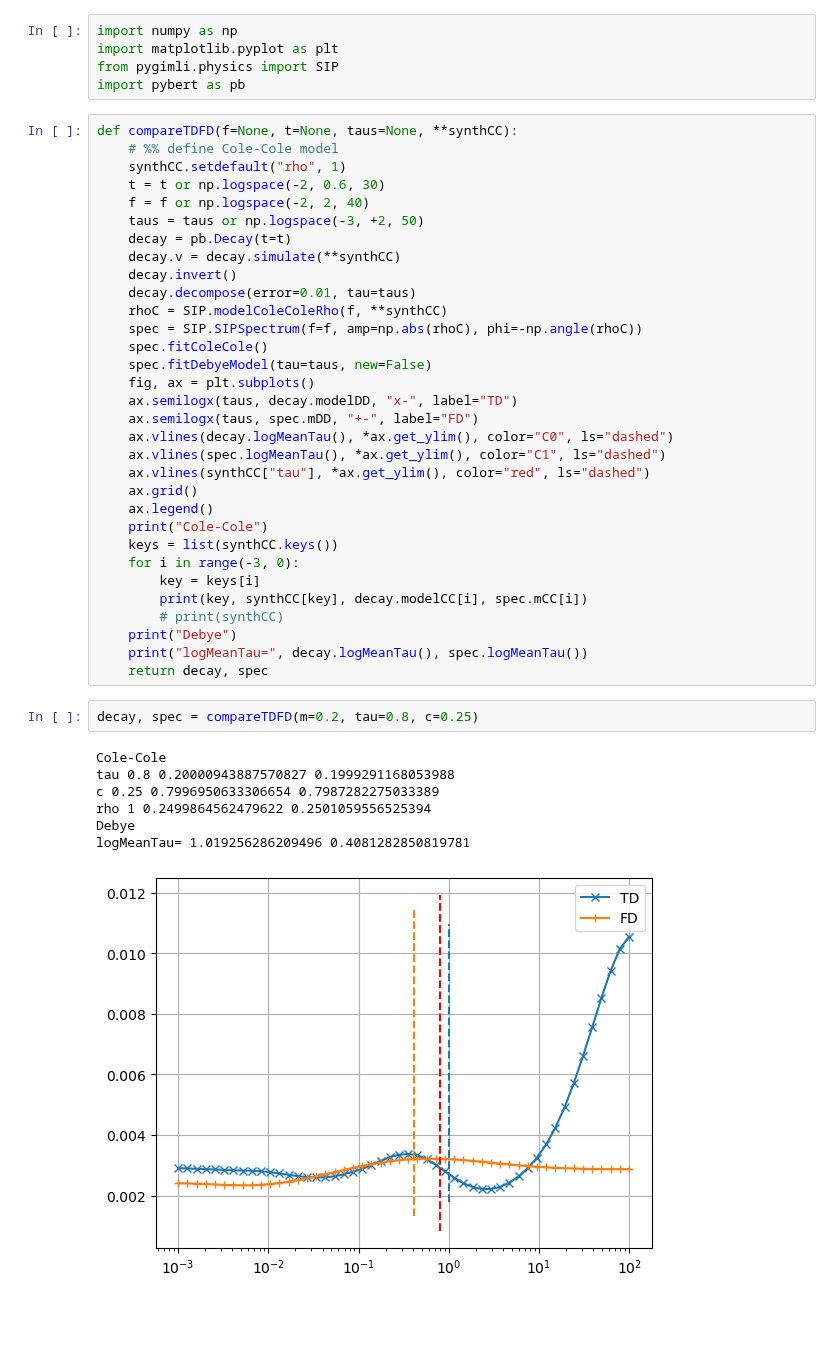
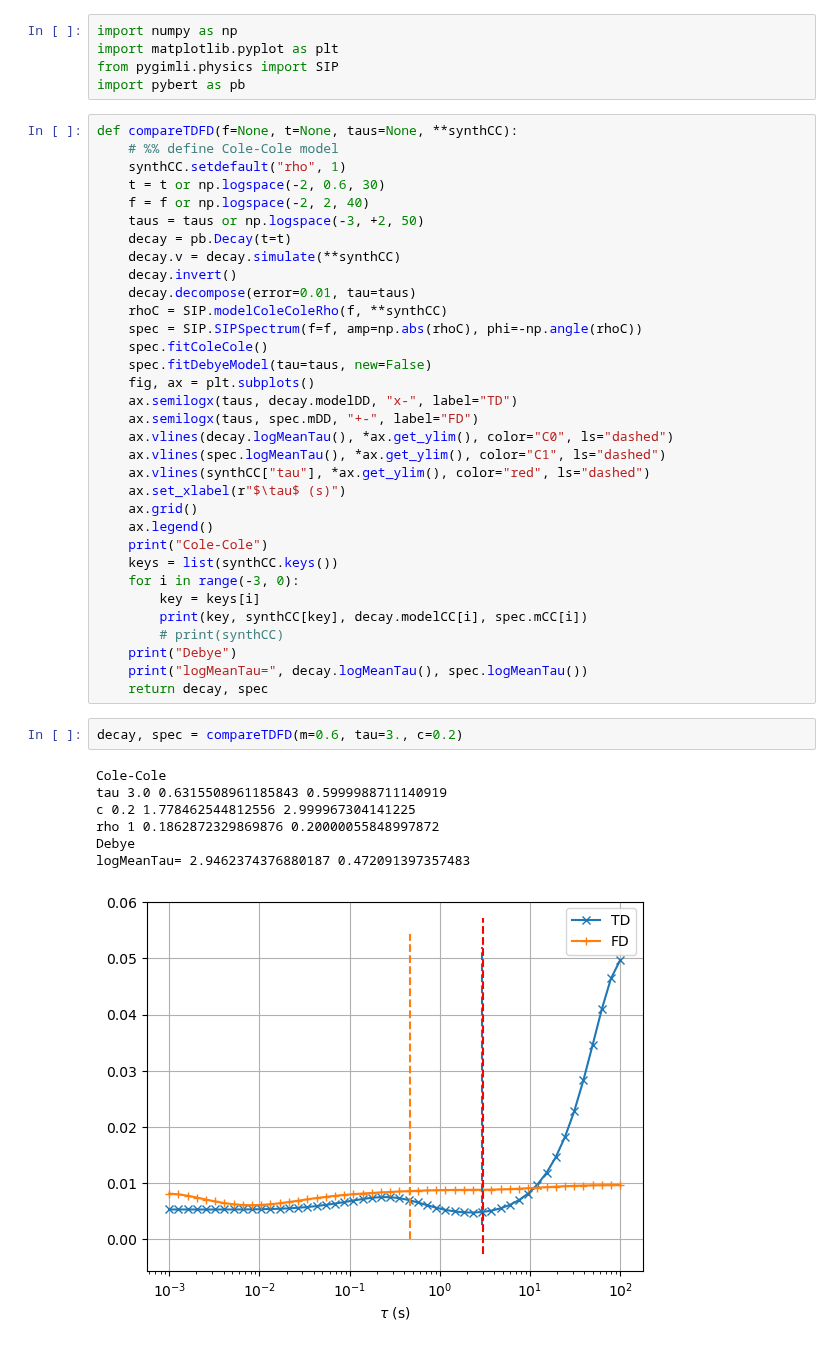
Before and after one commit to gimli-org/notebooks, a Jupyter notebook: IP/TDFD/testTDFDspec.ipynb, the cells around one changed output. Cells and saved outputs as stored; diff of their text form; blank space fills up the shorter version.

Commit message:
finish TDFD for now

```diff
--- a/IP/TDFD/testTDFDspec.ipynb
+++ b/IP/TDFD/testTDFDspec.ipynb
@@ -24,6 +24,7 @@ def compareTDFD(f=None, t=None, taus=None, **synthCC):
     ax.vlines(decay.logMeanTau(), *ax.get_ylim(), color="C0", ls="dashed")
     ax.vlines(spec.logMeanTau(), *ax.get_ylim(), color="C1", ls="dashed")
     ax.vlines(synthCC["tau"], *ax.get_ylim(), color="red", ls="dashed")
+    ax.set_xlabel(r"$\tau$ (s)")
     ax.grid()
     ax.legend()
     print("Cole-Cole")
@@ -36,13 +37,13 @@ def compareTDFD(f=None, t=None, taus=None, **synthCC):
     print("logMeanTau=", decay.logMeanTau(), spec.logMeanTau())
     return decay, spec
 # %%
-decay, spec = compareTDFD(m=0.2, tau=0.8, c=0.25)
+decay, spec = compareTDFD(m=0.6, tau=3., c=0.2)
 # %% [output]
 Cole-Cole
-tau 0.8 0.20000943887570827 0.1999291168053988
-c 0.25 0.7996950633306654 0.7987282275033389
-rho 1 0.2499864562479622 0.2501059556525394
+tau 3.0 0.6315508961185843 0.5999988711140919
+c 0.2 1.778462544812556 2.999967304141225
+rho 1 0.1862872329869876 0.20000055848997872
 Debye
-logMeanTau= 1.019256286209496 0.4081282850819781
+logMeanTau= 2.9462374376880187 0.472091397357483
-[figure, old version]
+[figure, new version]
 # %%
```
Also changed, not shown: parts of 2 cells of this notebook, 1 other file.
